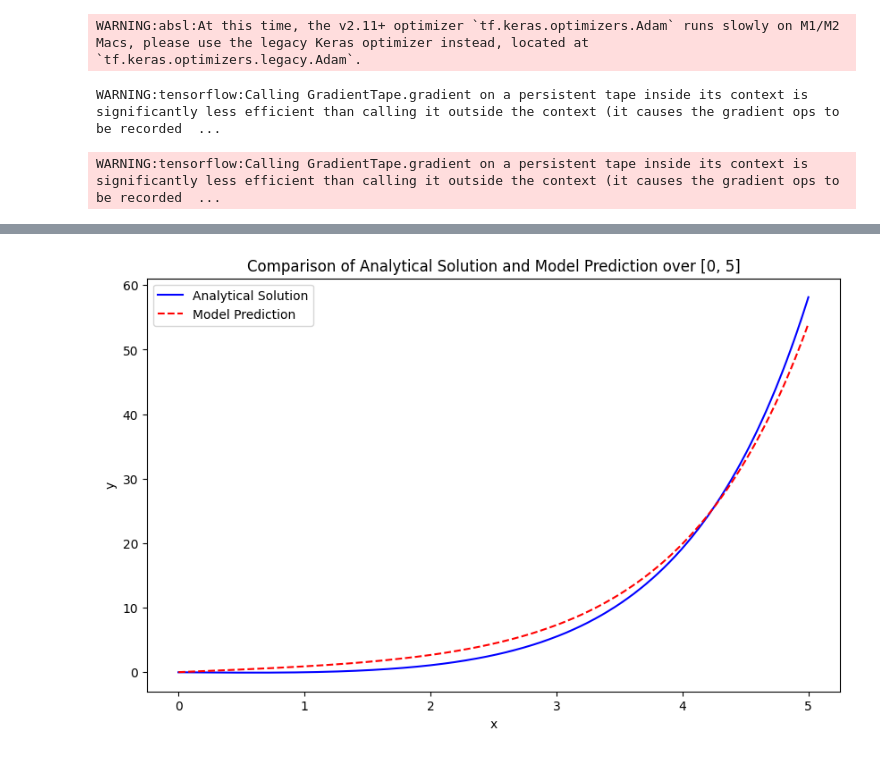
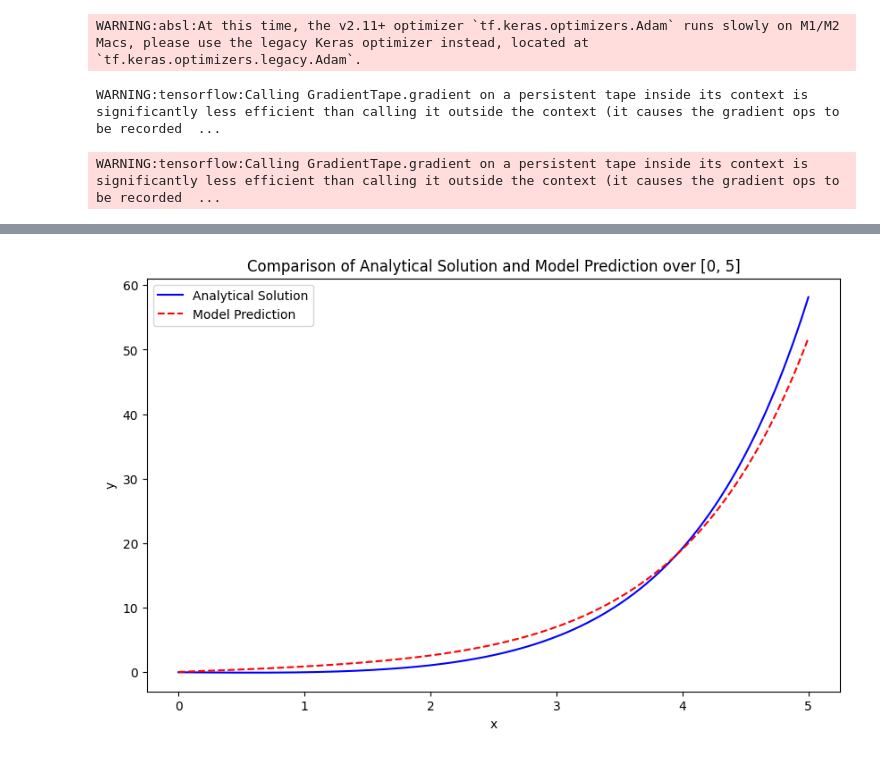
Before and after one commit to Mackay-Fisher/research-neural-net, a Jupyter notebook: ODE.ipynb, the cells around one changed output, grey strips where cells are left out. Cells and saved outputs as stored; diff of their text form; code cells hidden in the pictures.

```diff
--- a/ODE.ipynb
+++ b/ODE.ipynb
@@ -6,8 +6,8 @@ import matplotlib.pyplot as plt
 class ODENet(tf.keras.Model):
     def __init__(self):
         super(ODENet, self).__init__()
-        self.dense1 = tf.keras.layers.Dense(50, activation='sigmoid')
-        self.dense2 = tf.keras.layers.Dense(50, activation='sigmoid')
+        self.dense1 = tf.keras.layers.Dense(100, activation='sigmoid')
+        self.dense2 = tf.keras.layers.Dense(100, activation='sigmoid')
         self.dense3 = tf.keras.layers.Dense(1, activation='linear')
 
     def call(self, x):
@@ -87,4 +87,4 @@ Step: 9000, Loss: [[0.07178593]]
-[figure, old version]
+[figure, new version]
 # %%
 
 #y'' = y , y(0)=0, y(1)=1
```
Also changed, not shown: parts of 1 cell of this notebook, 1 other file.
